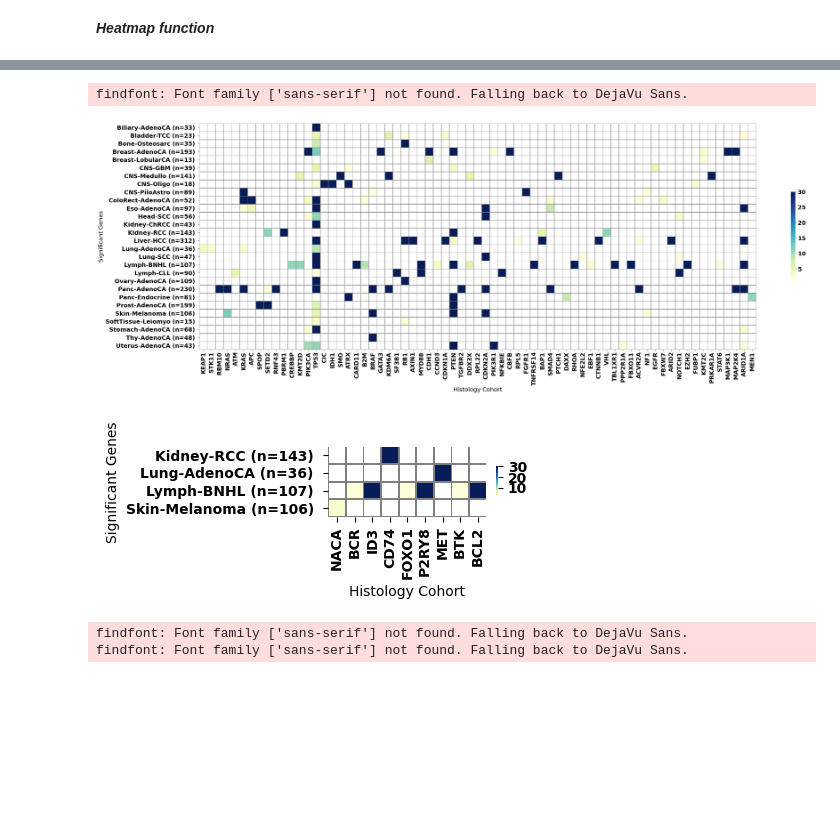
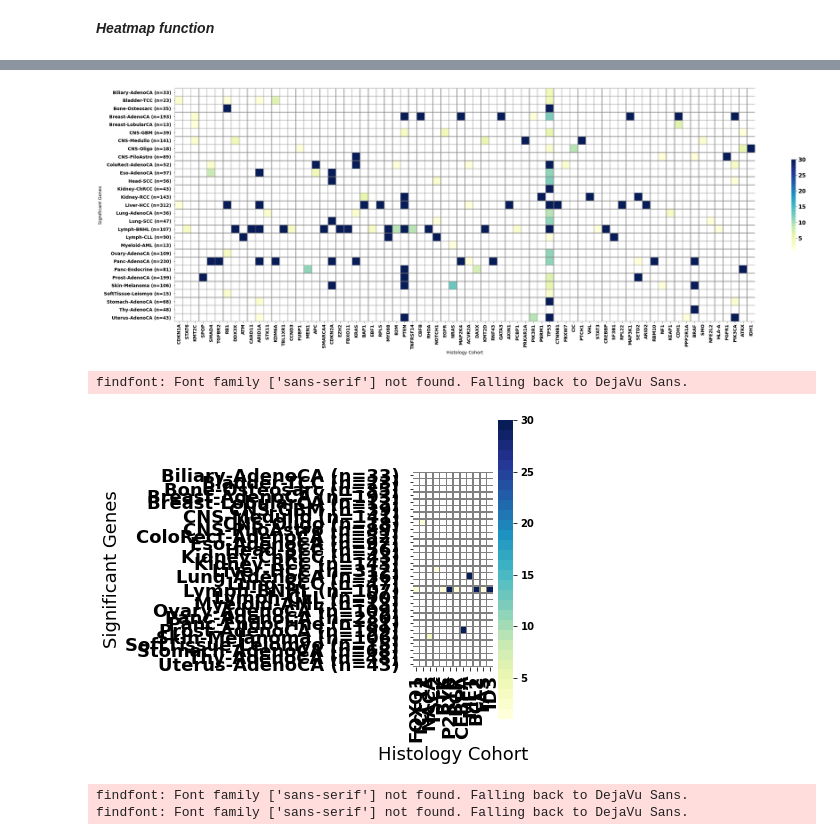
Before and after one commit to ryy1221/MutSigCVsyn, a Jupyter notebook: notebook/03-Figure3.ipynb, the cells around one changed output, grey strips where cells are left out. Drawn from its saved outputs; the diff is of its cells as text; code cells hidden in the pictures; blank space fills up the shorter version.

Commit message:
Clean notebook code and figure

```diff
--- a/notebook/03-Figure3.ipynb
+++ b/notebook/03-Figure3.ipynb
@@ -17,3 +29,7 @@ dict_feat_np = {k: v for k, v in sorted(dict_feat_np.items(), key=lambda item: i
+# %%
+dir_in = '../manuscript/figures_data/'
+dict_venn = pickle.load(open(os.path.join(dir_in, 'dict_venn.pkl'),'rb'))
+df_nsyn = pd.read_csv(os.path.join(dir_in,'nsyn_forheatmap.csv'),index_col = 0)
 # %%
 import matplotlib as mpl
 import matplotlib.pyplot as plt
@@ -32,10 +48,6 @@ params = {'legend.fontsize': 'xx-large',
           'font.size':10}
 # font = {'fontname':'monospace', 'size':'15'}
 pylab.rcParams.update(params)
-# %%
-### Read venn size
-dir_out = './figure3/'
-dict_venn = pickle.load(open(os.path.join(dir_out, 'dict_venn.pkl'),'rb'))
 # %% [markdown]
 ***Venn Diagrams***
 # %%
@@ -77,22 +89,8 @@ draw_venn('011','PCAWG only')
 # %% [markdown]
 ***Heatmap function***
-# %%
-import matplotlib as mpl
-mpl.rcParams.update(mpl.rcParamsDefault)
-# params = {'lines.linewidth':4,
-#          'font.sans-serif':'Ariel',
-#          'font.weight':'bold',
-#          'xtick.labelsize':'xx-large',
-#          'ytick.labelsize':'xx-large'}
-# pylab.rcParams.update(params)
 # %%
-def draw_heatmap(df, fontsize):
+def draw_heatmap(df):
     fig, ax = plt.subplots(figsize = (len(df.columns)/2,len(df)/2))
-    params = {'lines.linewidth':4,
-         'font.sans-serif':'Ariel',
-         'font.weight':'bold',
-             'font.size':fontsize}
-    pylab.rcParams.update(params)
 
     cmap = plt.get_cmap("YlGnBu",30);cmap.set_under('white')
     ax = sns.heatmap(df,cmap=cmap,yticklabels=True,xticklabels=True,\
@@ -119,12 +119,12 @@ findfont: Font family ['sans-serif'] not found. Falling back to DejaVu Sans.
 # %%
-draw_heatmap(df_pivot_cgc_pcawg.transpose(),18)
+draw_heatmap(dict_venn['cgc_pcawg'].transpose(),18)
 # %% [output]
-findfont: Font family ['sans-serif'] not found. Falling back to DejaVu Sans.
-[figure, old version]
+[figure, new version]
 # %%
-draw_heatmap(df_pivot_cgc_only.transpose(),10)
+draw_heatmap(dict_venn['cgc_only'].transpose(),10)
 # %% [output]
+findfont: Font family ['sans-serif'] not found. Falling back to DejaVu Sans.
-[figure, old version]
+[figure, new version]
 # %%
 draw_heatmap(df_pivot_pcawg_only.transpose(),14)
 # %% [output]
```
Also changed, not shown: parts of 5 cells of this notebook, 29 other files.
